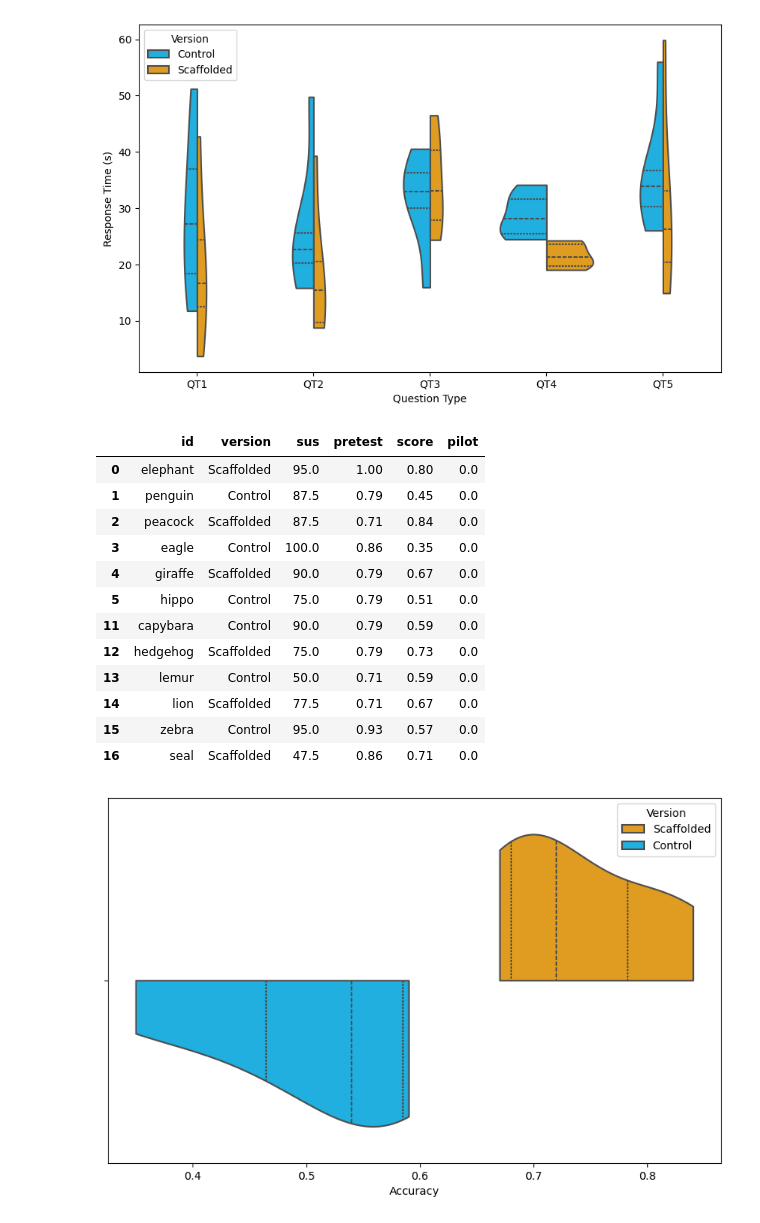
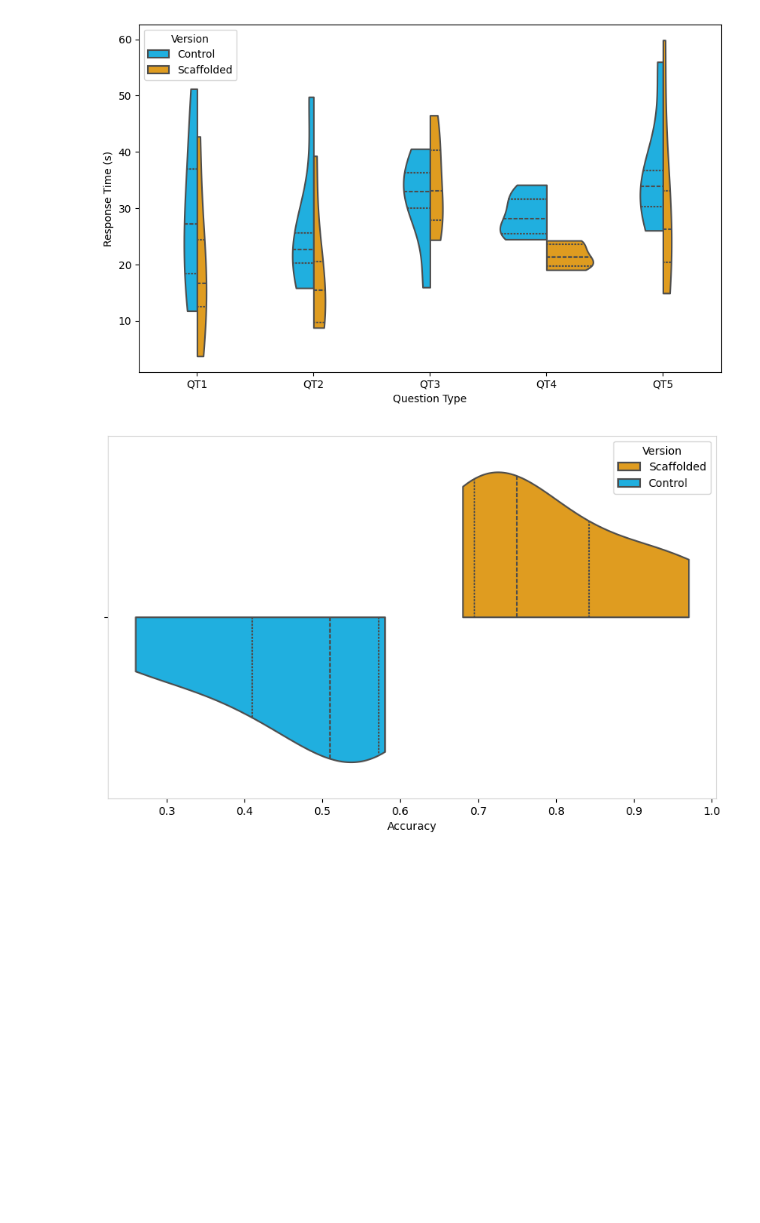
Before and after one commit to hsharriman/ender-scripts, a Jupyter notebook: plotting.ipynb, the cells around one changed output. Drawn from its saved outputs; the diff is of its cells as text; code cells hidden in the pictures; blank space fills up the shorter version.

```diff
--- a/plotting.ipynb
+++ b/plotting.ipynb
@@ -387,40 +270,26 @@ fig.savefig("plots/responseTimeViolin.png", bbox_inches='tight')
 # %% [output]
 [figure]
 # %%
-df = pd.read_csv(f"out/study/scores_df.csv")
+df = pd.read_csv(f"out/study/scores.csv")
 fig, ax = plt.subplots(figsize=(10, 6))
 df = df[(df.pilot == 0) & (df.id != "rhino")]
 df["version"] = df["version"].replace("B", "Control")
 df["version"] = df["version"].replace("A", "Scaffolded")
 
 g = sns.violinplot(
     x="score",
     hue="version",
     data=df,
     split=True,
     linewidth=1.5,
     palette={"Control": "deepskyblue", "Scaffolded": "orange"},
     cut=0,
     inner="quart",
     ax=ax
 )
 ax.set(xlabel='Accuracy')
 ax.legend(title="Version")
 fig = g.get_figure()
-fig.savefig("plots/scoreViolin.png", bbox_inches='tight')
-df
+# fig.savefig("plots/scoreViolin2.png", bbox_inches='tight')
 # %% [output]
-|  | id | version | sus | pretest | score | pilot |
-| 0 | elephant | Scaffolded | 95.0 | 1.00 | 0.80 | 0.0 |
-| 1 | penguin | Control | 87.5 | 0.79 | 0.45 | 0.0 |
-| 2 | peacock | Scaffolded | 87.5 | 0.71 | 0.84 | 0.0 |
-| 3 | eagle | Control | 100.0 | 0.86 | 0.35 | 0.0 |
-| 4 | giraffe | Scaffolded | 90.0 | 0.79 | 0.67 | 0.0 |
-| 5 | hippo | Control | 75.0 | 0.79 | 0.51 | 0.0 |
-| 11 | capybara | Control | 90.0 | 0.79 | 0.59 | 0.0 |
-| 12 | hedgehog | Scaffolded | 75.0 | 0.79 | 0.73 | 0.0 |
-| 13 | lemur | Control | 50.0 | 0.71 | 0.59 | 0.0 |
-| 14 | lion | Scaffolded | 77.5 | 0.71 | 0.67 | 0.0 |
-| 15 | zebra | Control | 95.0 | 0.93 | 0.57 | 0.0 |
-| 16 | seal | Scaffolded | 47.5 | 0.86 | 0.71 | 0.0 |
-[figure, old version]
+[figure, new version]
```
Also changed, not shown: parts of 23 cells of this notebook, 4 other files.
